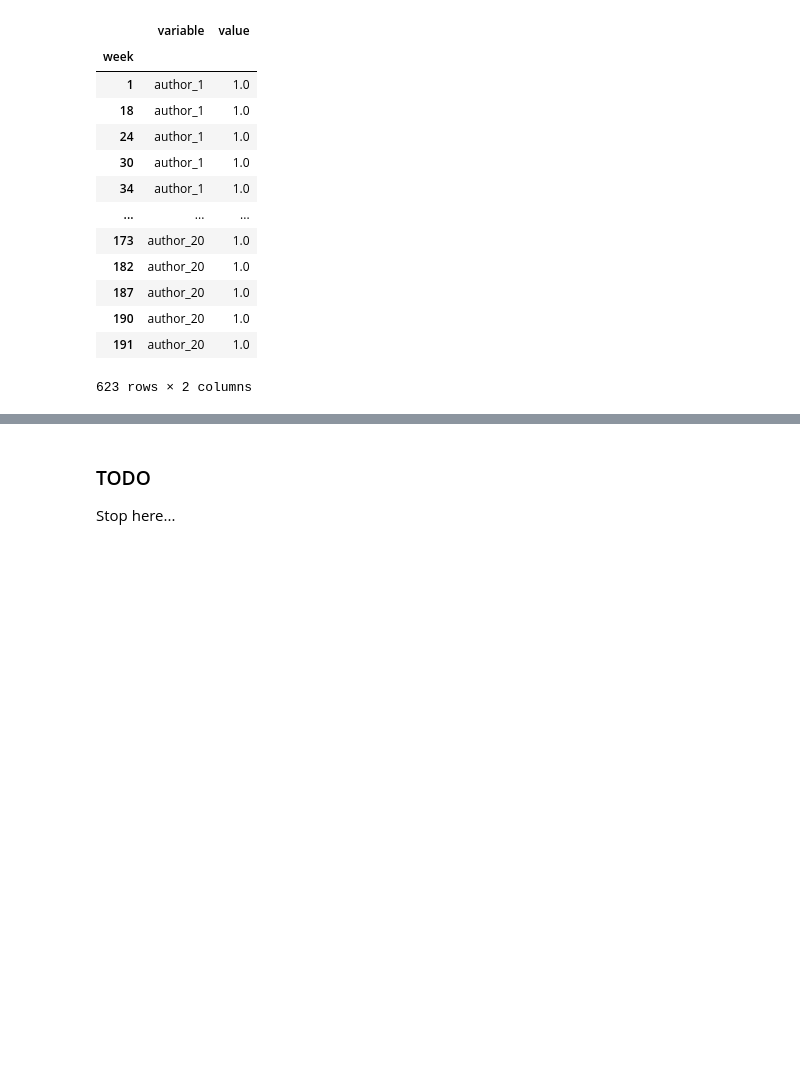
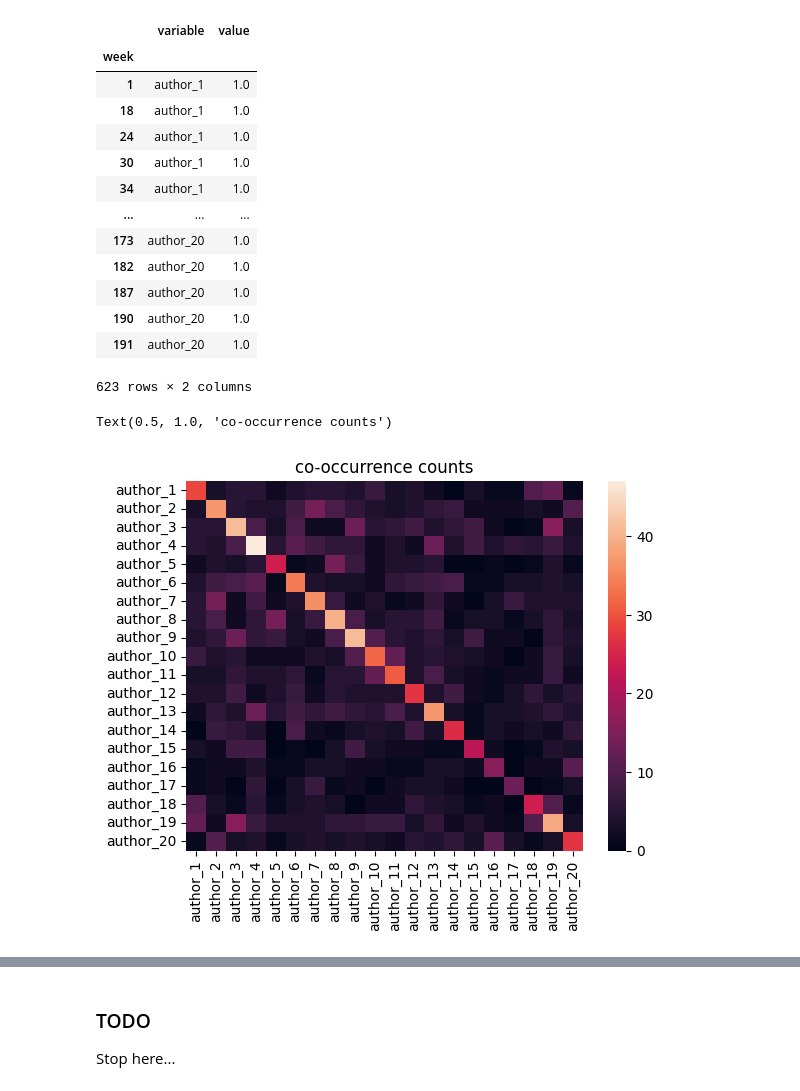
Before and after one commit to usnistgov/affinis, a Jupyter notebook: docs/edges-as-data.ipynb, the cells around one changed output, grey strips where cells are left out. Saved outputs shown, nothing was run; the diff lists cells and outputs as text; code cells hidden in the pictures; blank space fills up the shorter version.

```diff
--- a/docs/edges-as-data.ipynb
+++ b/docs/edges-as-data.ipynb
@@ -210,4 +210,11 @@ papers.melt(ignore_index=False).replace(0,np.nan).dropna()
 | 190 | author_20 | 1.0 |
 | 191 | author_20 | 1.0 |
 623 rows × 2 columns
+# %%
+# Scatter Matrix
+sns.heatmap(papers.T@papers)
+plt.title('co-occurrence counts')
+# %% [output]
+Text(0.5, 1.0, 'co-occurrence counts')
+[figure, added]
 # %%
```
Also changed, not shown: parts of 14 cells of this notebook, 1 other file.
